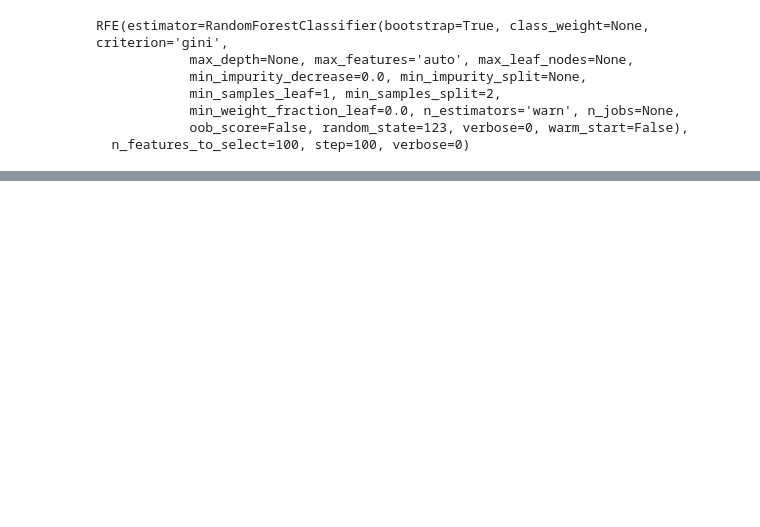
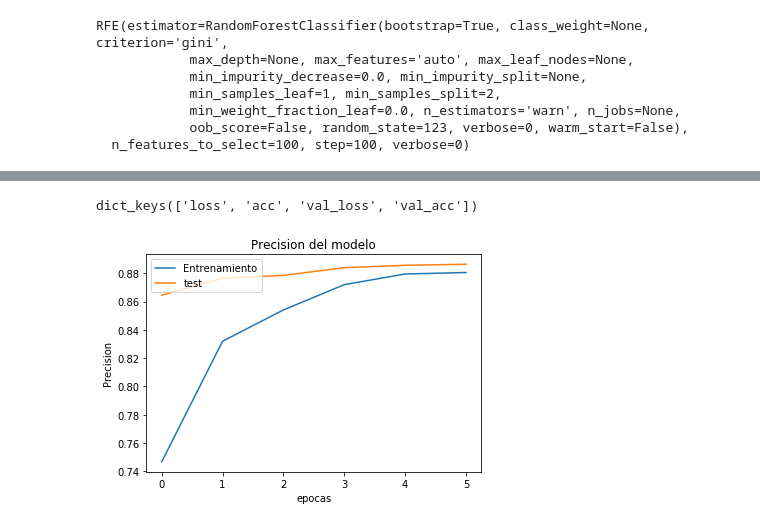
Before and after one commit to oecg/Proyecto-India, a Jupyter notebook: Proyecto India.ipynb, the cells around one changed output, grey strips where cells are left out. Cells and saved outputs as stored; diff of their text form; code cells hidden in the pictures; blank space fills up the shorter version.

```diff
--- a/Proyecto India.ipynb
+++ b/Proyecto India.ipynb
@@ -229,0 +260,10 @@ El f1 score es de:  0.8167567567567567
+# %%
+# Construccion de la red
+model = Sequential()
+model.add(Dense(32, input_shape=(X_train.shape[1],), activation='relu'))
+model.add(Dropout(0.5))
+model.add(Dense(16, activation='relu'))
+model.add(Dropout(0.5))
+model.add(Dense(1, activation='sigmoid'))
+model.compile(loss='binary_crossentropy', optimizer='adadelta', metrics=['acc'])
+# model.summary()
@@ -229,0 +277,3 @@ El f1 score es de:  0.8167567567567567
+# %%
+# ajuste de la red
+model_NN = model.fit(X_train, y_train, validation_split = 0.3, epochs = 6, batch_size = 10, verbose = 1)
@@ -229,0 +297,16 @@ El f1 score es de:  0.8167567567567567
+# %%
+# list all data in history
+print(model_NN.history.keys())
+# %% [output]
+dict_keys(['loss', 'acc', 'val_loss', 'val_acc'])
+# %%
+# hacemos las grafica 1 precision
+plt.plot(model_NN.history['acc'])
+plt.plot(model_NN.history['val_acc'])
+plt.title('Precision del modelo')
+plt.ylabel('Precision')
+plt.xlabel('epocas')
+plt.legend(['Entrenamiento', 'test'], loc='upper left')
+plt.show()
+# %% [output]
+[figure, added]
```
Also changed, not shown: parts of 37 cells of this notebook.
